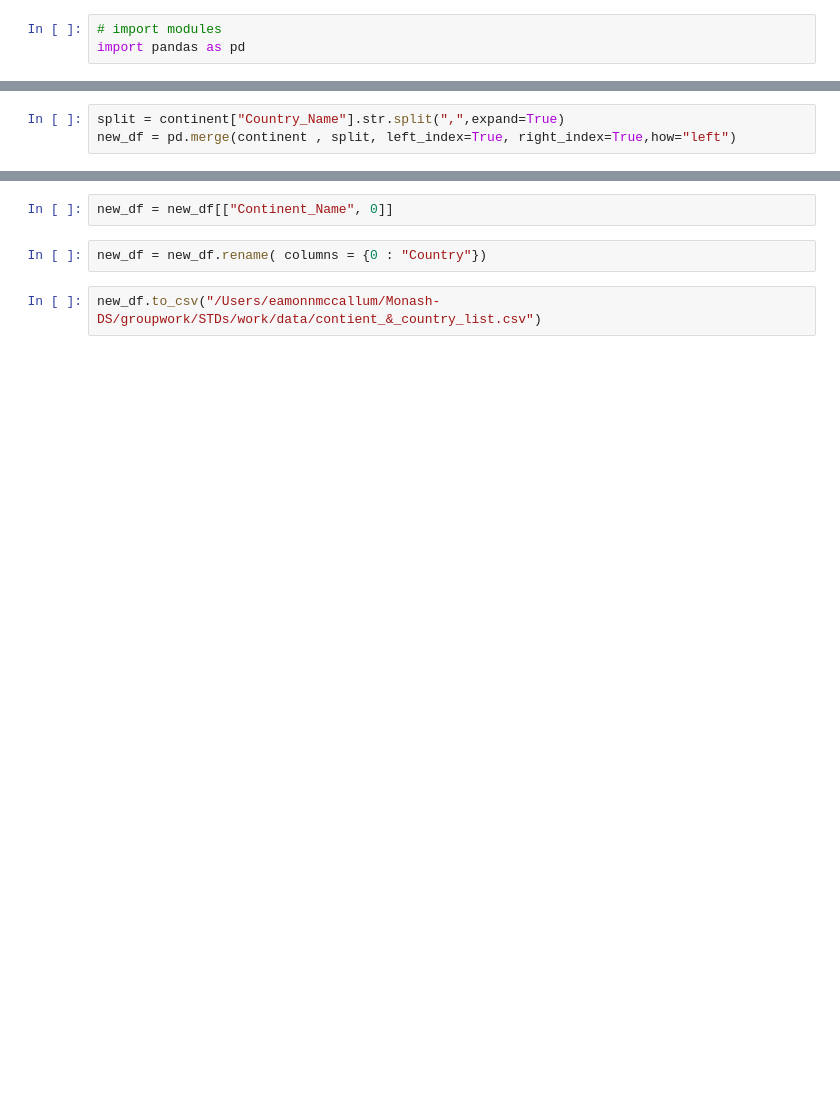
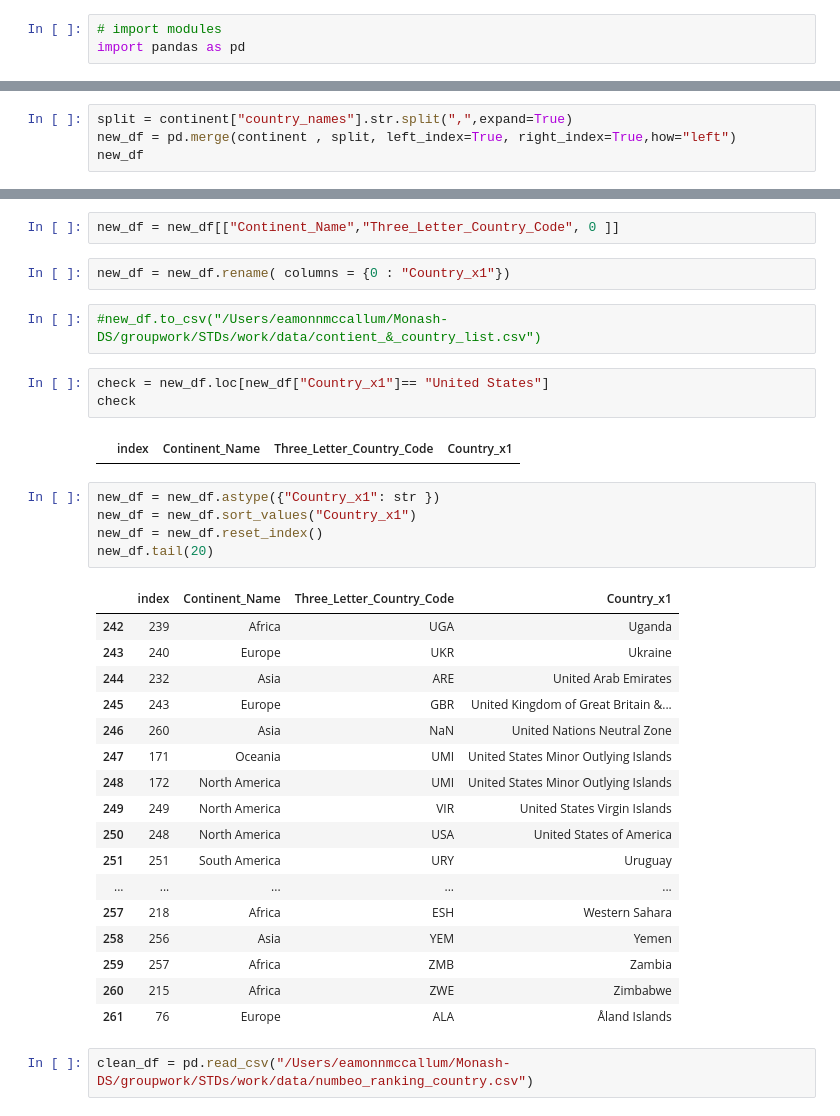
Before and after one commit to mactzu/STDs, a Jupyter notebook: work/eamonn/workingfile.ipynb, the cells around one changed output, grey strips where cells are left out. Saved outputs shown, nothing was run; the diff lists cells and outputs as text; blank space fills up the shorter version.

```diff
--- a/work/eamonn/workingfile.ipynb
+++ b/work/eamonn/workingfile.ipynb
@@ -67,3 +48,4 @@ continent
 # %%
-split = continent["Country_Name"].str.split(",",expand=True)
+split = continent["country_names"].str.split(",",expand=True)
 new_df = pd.merge(continent , split, left_index=True, right_index=True,how="left")
+new_df
@@ -70,6 +66,36 @@ new_df = pd.merge(continent , split, left_index=True, right_index=True,how="left
 # %%
-new_df = new_df[["Continent_Name", 0]]
+new_df = new_df[["Continent_Name","Three_Letter_Country_Code", 0 ]]
 # %%
-new_df = new_df.rename( columns = {0 : "Country"})
+new_df = new_df.rename( columns = {0 : "Country_x1"})
 # %%
-new_df.to_csv("/Users/eamonnmccallum/Monash-DS/groupwork/STDs/work/data/contient_&_country_list.csv")
+#new_df.to_csv("/Users/eamonnmccallum/Monash-DS/groupwork/STDs/work/data/contient_&_country_list.csv")
+# %%
+check = new_df.loc[new_df["Country_x1"]== "United States"]
+check
+# %% [output]
+|  | index | Continent_Name | Three_Letter_Country_Code | Country_x1 |
+# %%
+new_df = new_df.astype({"Country_x1": str })
+new_df = new_df.sort_values("Country_x1")
+new_df = new_df.reset_index()
+new_df.tail(20)
+# %% [output]
+|  | index | Continent_Name | Three_Letter_Country_Code | Country_x1 |
+| 242 | 239 | Africa | UGA | Uganda |
+| 243 | 240 | Europe | UKR | Ukraine |
+| 244 | 232 | Asia | ARE | United Arab Emirates |
+| 245 | 243 | Europe | GBR | United Kingdom of Great Britain &... |
+| 246 | 260 | Asia | NaN | United Nations Neutral Zone |
+| 247 | 171 | Oceania | UMI | United States Minor Outlying Islands |
+| 248 | 172 | North America | UMI | United States Minor Outlying Islands |
+| 249 | 249 | North America | VIR | United States Virgin Islands |
+| 250 | 248 | North America | USA | United States of America |
+| 251 | 251 | South America | URY | Uruguay |
+| ... | ... | ... | ... | ... |
+| 257 | 218 | Africa | ESH | Western Sahara |
+| 258 | 256 | Asia | YEM | Yemen |
+| 259 | 257 | Africa | ZMB | Zambia |
+| 260 | 215 | Africa | ZWE | Zimbabwe |
+| 261 | 76 | Europe | ALA | Åland Islands |
+# %%
+clean_df = pd.read_csv("/Users/eamonnmccallum/Monash-DS/groupwork/STDs/work/data/numbeo_ranking_country.csv")
```
Also changed, not shown: parts of 11 cells of this notebook, 5 other files.
